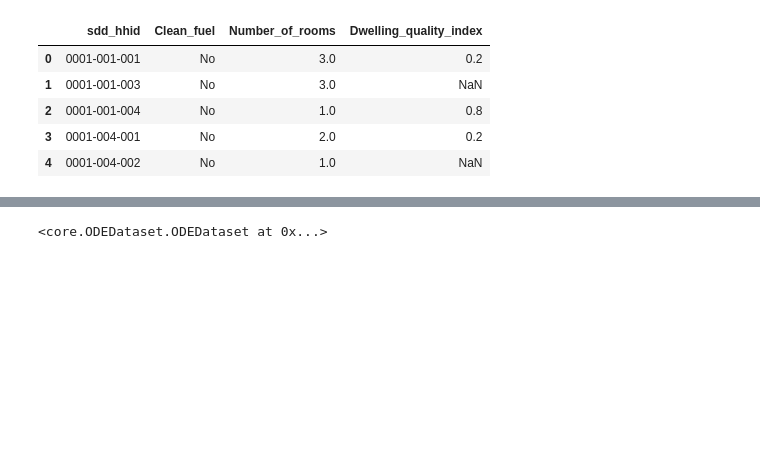
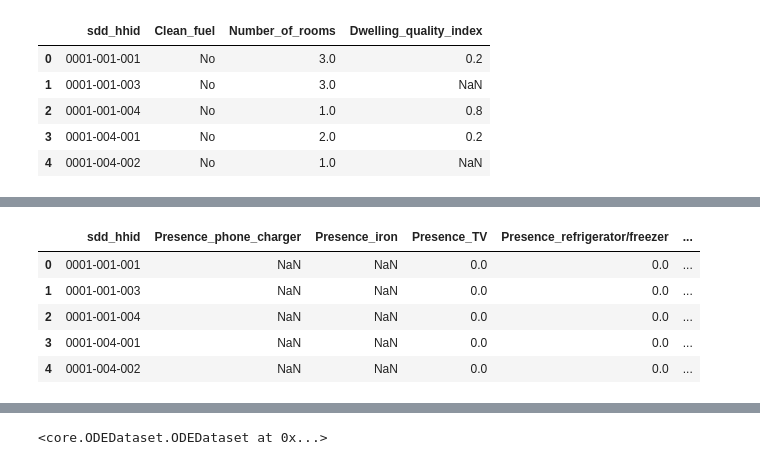
Before and after one commit to SESAM-Polimi/offgrid-demand-estimation, a Jupyter notebook: datasets/LSMS/Tanzania.ipynb, the cells around one changed output, grey strips where cells are left out. Saved outputs shown, nothing was run; the diff lists cells and outputs as text; code cells hidden in the pictures; blank space fills up the shorter version.

```diff
--- a/datasets/LSMS/Tanzania.ipynb
+++ b/datasets/LSMS/Tanzania.ipynb
@@ -702 +561,57 @@ section_n.preview()
+# %%
+appliances = ODEDataset("Tanzania/appliances")
+appliances = appliances.from_csv(root.joinpath("hh_sec_m.csv")).group_by(ID_COL)
+
+# charger appliances are not available in the dataset
+appliances = appliances.apply(common_modifiers.add_const_driver("Presence_phone_charger", np.nan))
+# iron appliances are not available in the dataset
+appliances = appliances.apply(common_modifiers.add_const_driver("Presence_iron", np.nan))
+
+appliances = appliances.new_feature("Presence_refrigerator/freezer",
+                                    appliances_modifiers.presence_appliances_long(
+                                        'hh_m01',
+                                        404, 'itemcode'))
+
+appliances = appliances.new_feature("Presence_radio",
+                                    appliances_modifiers.presence_appliances_long(
+                                        'hh_m01',
+                                        401, 'itemcode'))
+
+appliances = appliances.new_feature("Presence_stereo",
+                                    appliances_modifiers.presence_appliances_long(
+                                        'hh_m01',
+                                        423, 'itemcode'))
+
+appliances = appliances.new_feature("Presence_radio/stereo",
+                                    common_modifiers.multi_unify_presence(
+                                        ['Presence_radio', 'Presence_stereo']))
+
+appliances = appliances.new_feature("Presence_DVD_player",
+                                    appliances_modifiers.presence_appliances_long(
+                                        'hh_m01',
+                                        407, 'itemcode'))
+
+appliances = appliances.new_feature("Presence_fan",
+                                    appliances_modifiers.presence_appliances_long(
+                                        'hh_m01',
+                                        438, 'itemcode'))
+
+appliances = appliances.new_feature("Presence_TV",
+                                    appliances_modifiers.presence_appliances_long(
+                                        'hh_m01',
+                                        406, 'itemcode'))
+
+appliances = appliances.select([
+    ID_COL, "Presence_phone_charger", "Presence_iron", "Presence_TV", "Presence_refrigerator/freezer",
+    "Presence_radio/stereo", "Presence_DVD_player", "Presence_fan"
+])
+
+appliances.preview()
+# %% [output]
+|  | sdd_hhid | Presence_phone_charger | Presence_iron | Presence_TV | Presence_refrigerator/freezer | ... |
+| 0 | 0001-001-001 | NaN | NaN | 0.0 | 0.0 | ... |
+| 1 | 0001-001-003 | NaN | NaN | 0.0 | 0.0 | ... |
+| 2 | 0001-001-004 | NaN | NaN | 0.0 | 0.0 | ... |
+| 3 | 0001-004-001 | NaN | NaN | 0.0 | 0.0 | ... |
+| 4 | 0001-004-002 | NaN | NaN | 0.0 | 0.0 | ... |
 # %% [markdown]
```
Also changed, not shown: parts of 18 cells of this notebook, 3 other files.
